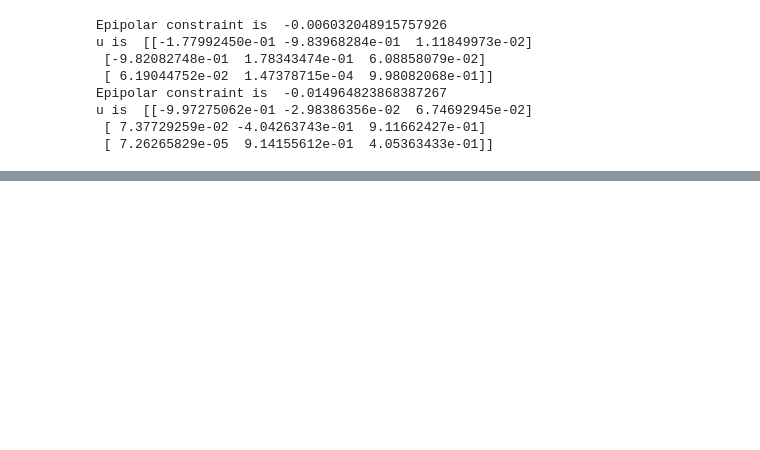
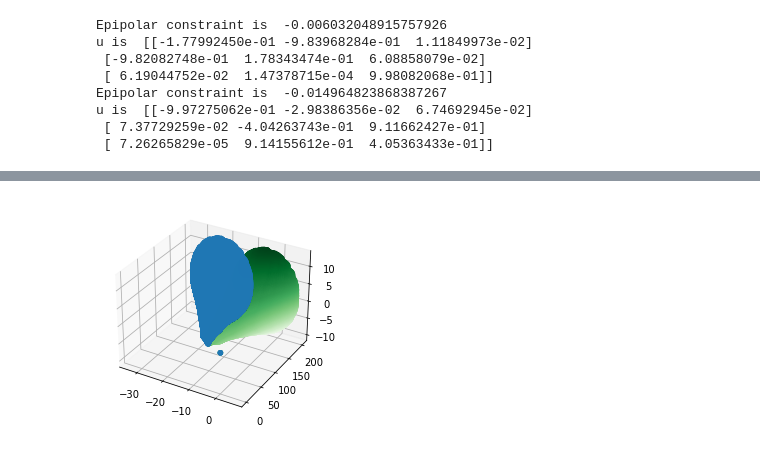
Before and after one commit to awadbs/cv-estimate-volume, a Jupyter notebook: volume-test.ipynb, the cells around one changed output, grey strips where cells are left out. Cells and saved outputs as stored; diff of their text form; code cells hidden in the pictures; blank space fills up the shorter version.

```diff
--- a/volume-test.ipynb
+++ b/volume-test.ipynb
@@ -419,7 +424,7 @@ plt.show()
 # %%
 from scipy.spatial.transform import Rotation as R
 
-rotation_degrees = 30
+rotation_degrees = 5
 rotation_radians = np.radians(rotation_degrees)
 rotation_axis = np.array([0, 0, 1])
 
@@ -472,12 +477,12 @@ def R(theta, u, L, x):
 
 pts_rot = []
 for i in range(0,len(X_s)):
-    pts_rot.append(R(15,u,L,pts[i].T)[:-1].tolist())
+    pts_rot.append(R(5,u,L,pts[i].T)[:-1].tolist())
 pts_rot = np.array(pts_rot)
 # %%
-#for i in range(0,len(X_s)):
-#    pts_rot.append(rotation.apply(pts[i].T).tolist())
-#pts_rot = np.array(pts_rot)
+for i in range(0,len(X_s)):
+    pts_rot.append(rotation.apply(pts[i].T).tolist())
+pts_rot = np.array(pts_rot)
 # %%
 X_s_1 = pts_rot[:,0]
 Y_s_1 = pts_rot[:,1]
@@ -485,6 +490,8 @@ Z_s_1 = pts_rot[:,2]
 # %%
 fig2 = plt.figure()
 ax = plt.axes(projection='3d')
 ax.scatter3D(X_s,Y_s,Z_s,c=Z_s,cmap='Greens')
-ax.scatter3D(X_s_1,Y_s_1,Z_s_1)
+ax.scatter3D(X_s_1,Y_s_1,Z_s_1, cmap='Blues')
 plt.show()
+# %% [output]
+[figure, added]
```
Also changed, not shown: parts of 5 cells of this notebook, 1 other file.
